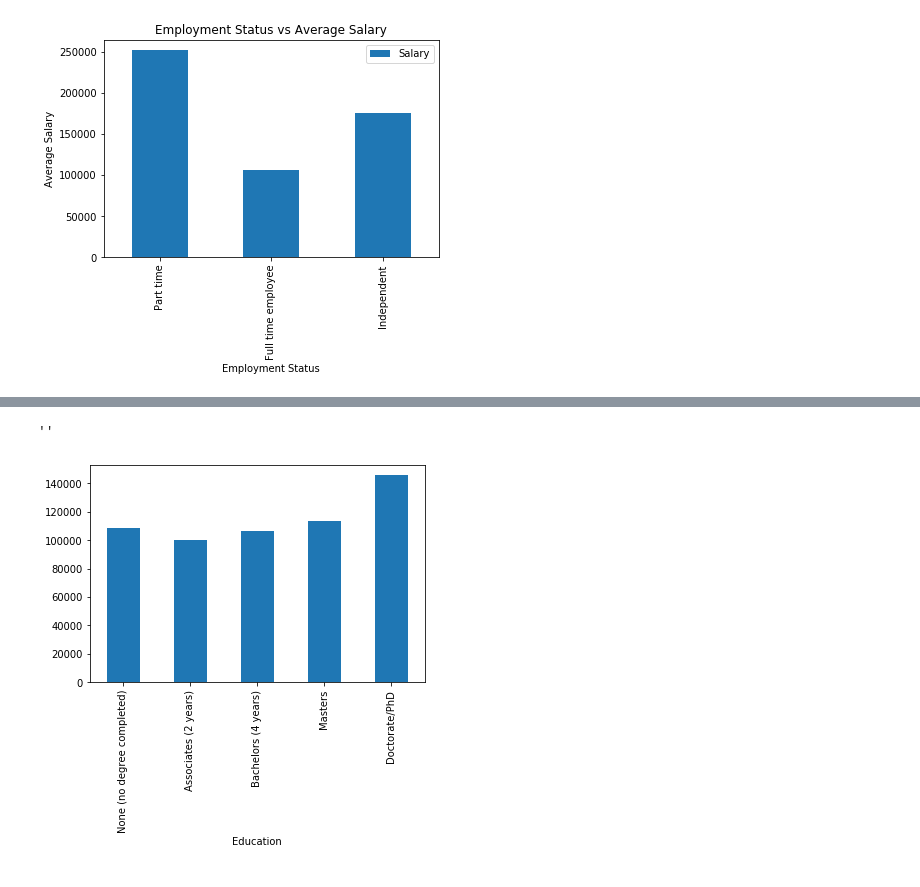
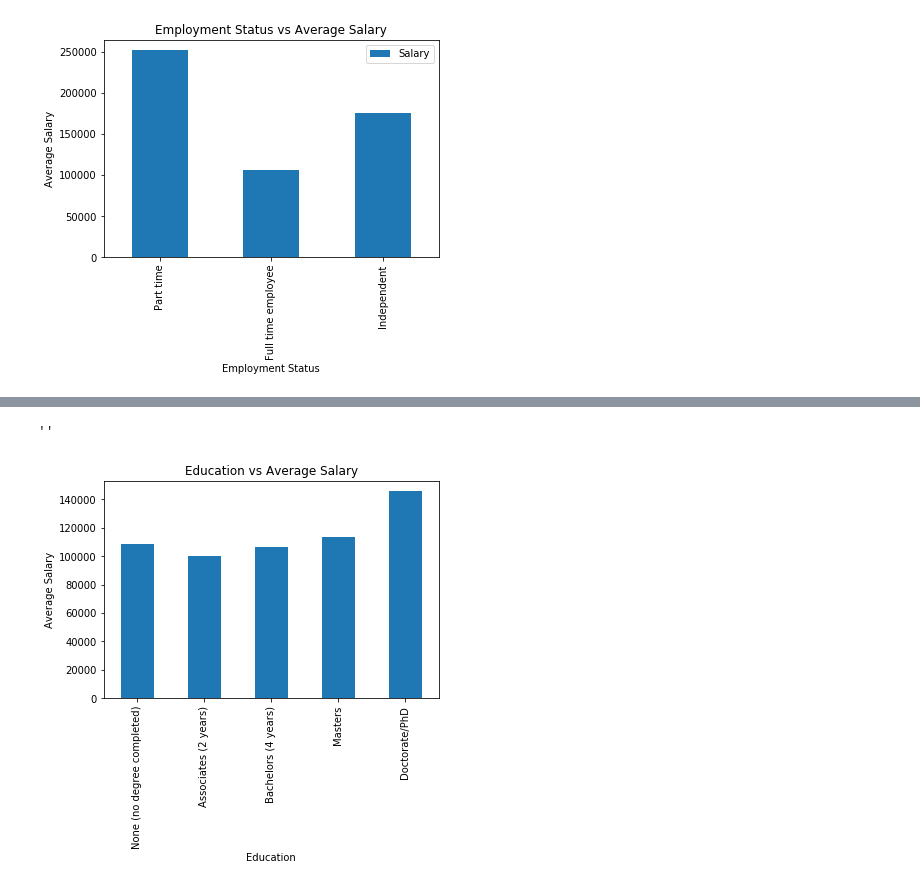
Before and after one commit to imanuelcg/data-professional-salaries-project, a Jupyter notebook: Project 1 .ipynb, the cells around one changed output, grey strips where cells are left out. Drawn from its saved outputs; the diff is of its cells as text; code cells hidden in the pictures.

```diff
--- a/Project 1 .ipynb
+++ b/Project 1 .ipynb
@@ -121,11 +126,13 @@ usa_only_salaries.groupby('Employment Sector').Salary.mean().plot(kind='bar');
 # %%
-usa_only_salaries.groupby('Education').Salary.mean()[['None (no degree completed)',
+employment_status_2 = usa_only_salaries.groupby('Education').Salary.mean()[['None (no degree completed)',
                                                      'Associates (2 years)',
                                                      'Bachelors (4 years)',
                                                       'Masters',
                                                       'Doctorate/PhD']].plot(kind='bar')
 
+employment_status_2.set_ylabel('Average Salary')
+employment_status_2.set_title('Education vs Average Salary')
 ;
 # %% [output]
 ''
-[figure, old version]
+[figure, new version]
```
Also changed, not shown: parts of 1 cell of this notebook.
